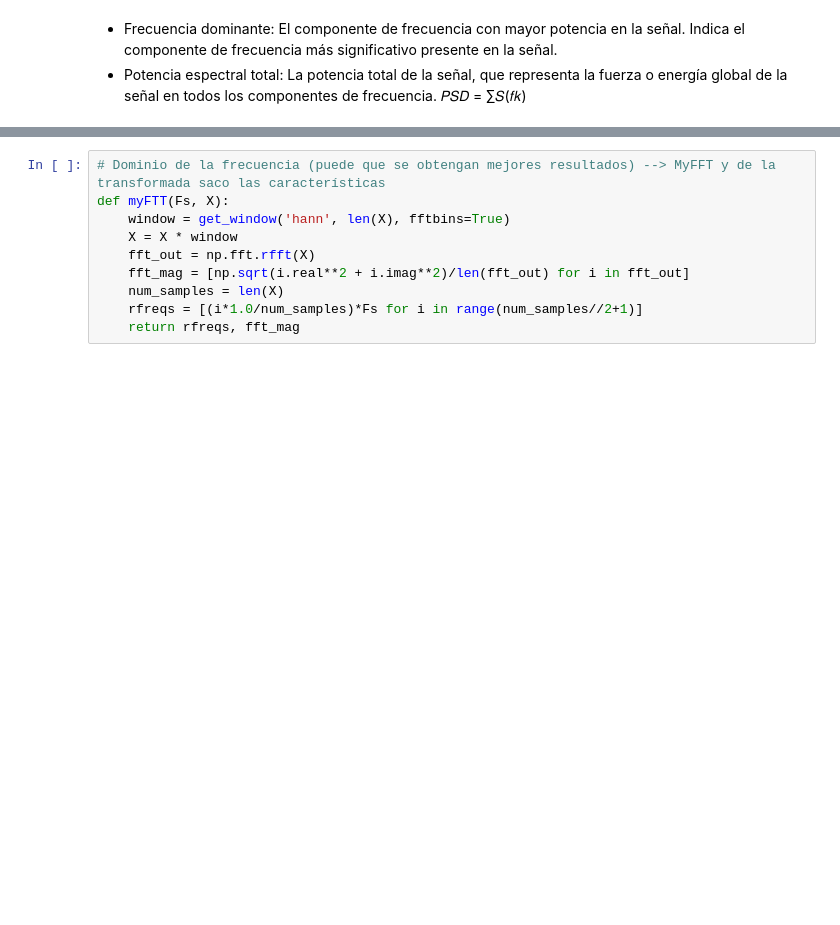
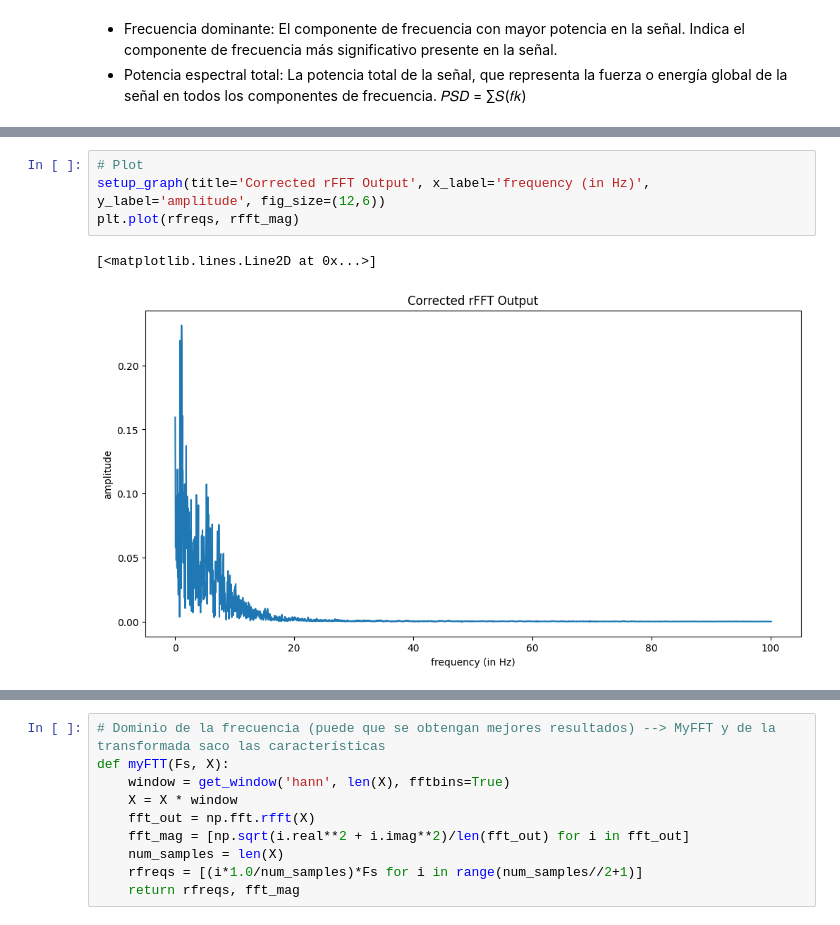
Before and after one commit to unaimleal/industria_acelerometro, a Jupyter notebook: practica1_movimientos.ipynb, the cells around one changed output, grey strips where cells are left out. Drawn from its saved outputs; the diff is of its cells as text; blank space fills up the shorter version.

```diff
--- a/practica1_movimientos.ipynb
+++ b/practica1_movimientos.ipynb
@@ -206,0 +303,7 @@ Para esta sección, desarrollaremos una función que calcule la potencia espectr
+# %%
+# Plot
+setup_graph(title='Corrected rFFT Output', x_label='frequency (in Hz)', y_label='amplitude', fig_size=(12,6))
+plt.plot(rfreqs, rfft_mag)
+# %% [output]
+[<matplotlib.lines.Line2D at 0x...>]
+[figure, added]
```
Also changed, not shown: parts of 18 cells of this notebook, 6 other files.
